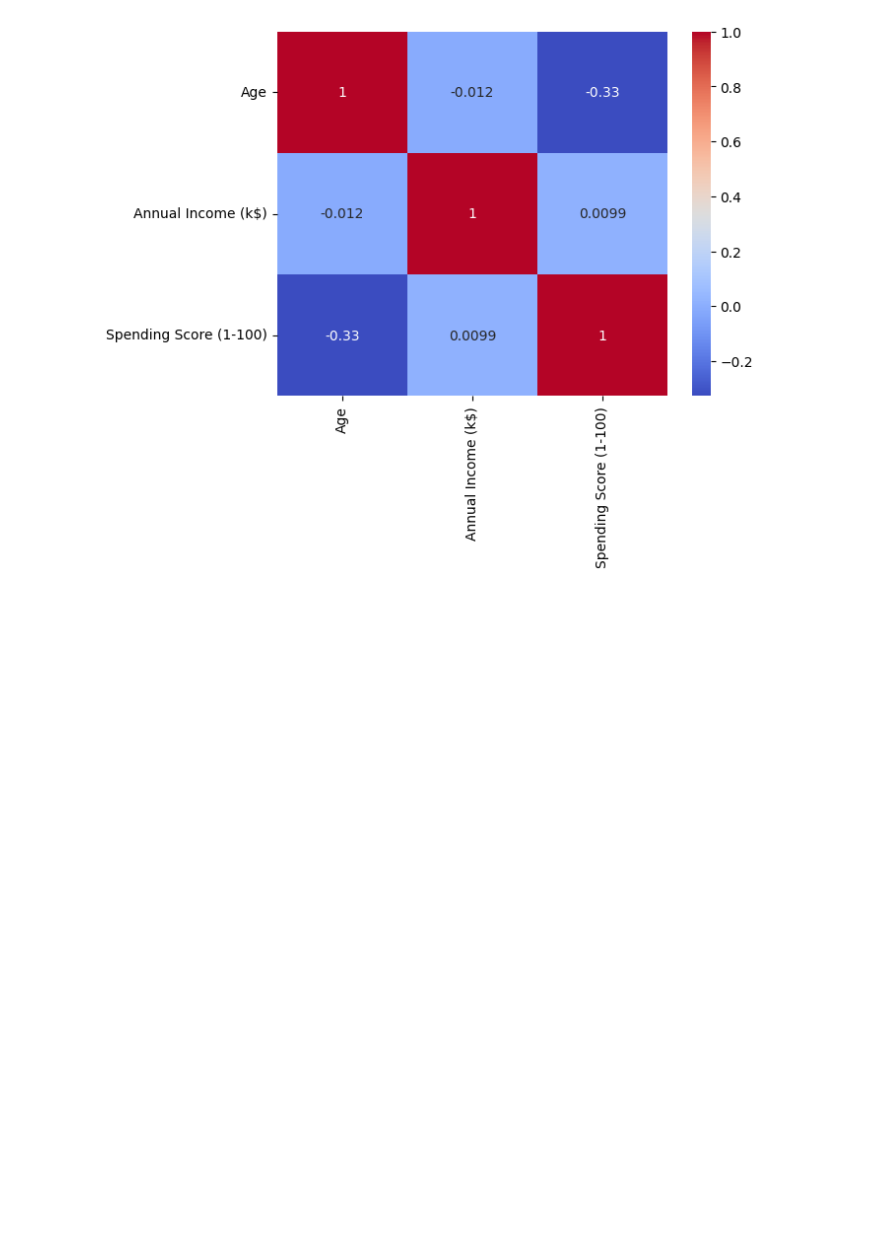
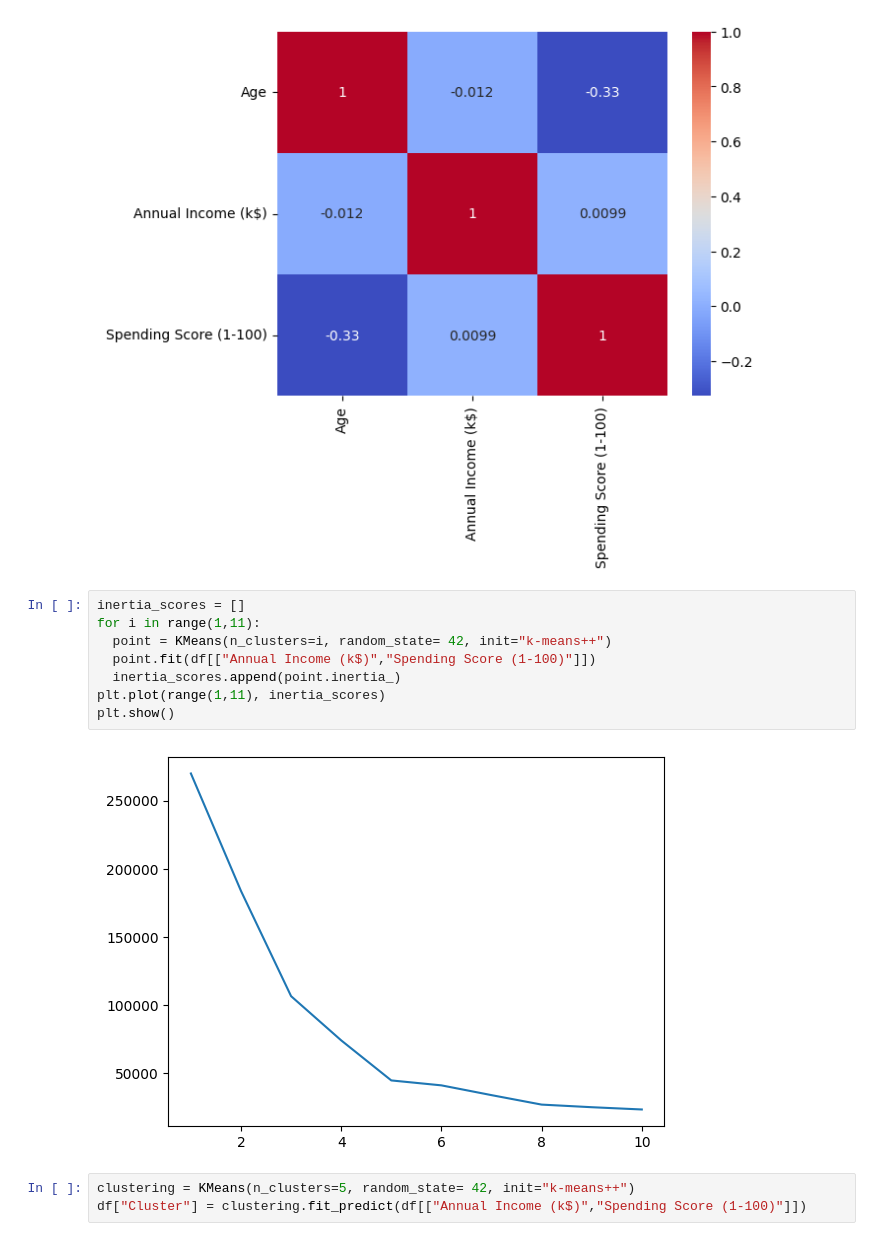
Before and after one commit to nkorlov-data/Mall-Customer-Segmentation-Clustering, a Jupyter notebook: MallCustomerClustering.ipynb, the cells around one changed output. Drawn from its saved outputs; the diff is of its cells as text; blank space fills up the shorter version.

```diff
--- a/MallCustomerClustering.ipynb
+++ b/MallCustomerClustering.ipynb
@@ -103,3 +104,16 @@ sns.heatmap(df.corr(numeric_only=True),annot=True, cmap = "coolwarm")
 # %% [output]
 <Axes: >
 [figure]
+# %%
+inertia_scores = []
+for i in range(1,11):
+  point = KMeans(n_clusters=i, random_state= 42, init="k-means++")
+  point.fit(df[["Annual Income (k$)","Spending Score (1-100)"]])
+  inertia_scores.append(point.inertia_)
+plt.plot(range(1,11), inertia_scores)
+plt.show()
+# %% [output]
+[figure, added]
+# %%
+clustering = KMeans(n_clusters=5, random_state= 42, init="k-means++")
+df["Cluster"] = clustering.fit_predict(df[["Annual Income (k$)","Spending Score (1-100)"]])
```
Also changed, not shown: parts of 6 cells of this notebook.
